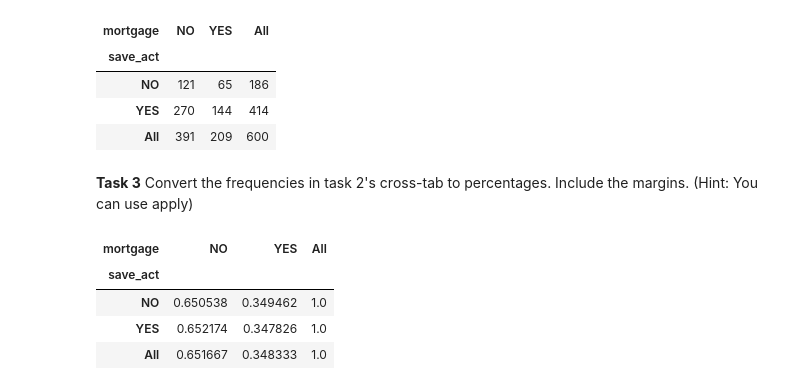
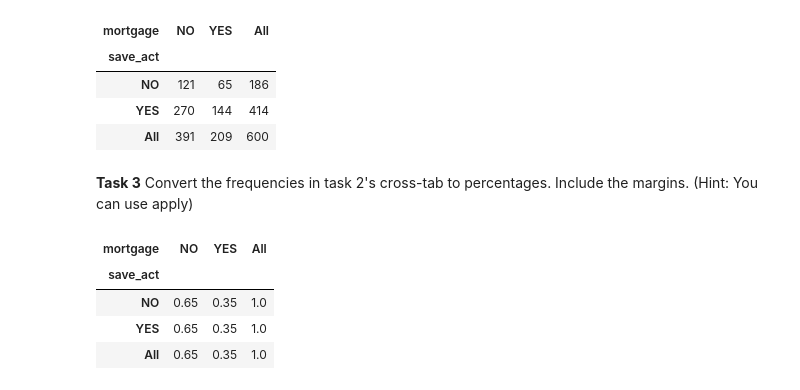
Before and after one commit to lucasloepke/cs1656-rec03, a Jupyter notebook: python3.ipynb, the cells around one changed output. Saved outputs shown, nothing was run; the diff lists cells and outputs as text; code cells hidden in the pictures.

Commit message:
round 2

```diff
--- a/python3.ipynb
+++ b/python3.ipynb
@@ -309,13 +309,13 @@ df_crosstab
 Convert the frequencies in task 2's cross-tab to percentages. Include the margins. (Hint: You can use apply)
 # %%
 def get_percent(group):
-    x= (group / group['All'])
+    x= (group / group['All']).round(2)
     return x
 
 df_crosstab.apply(get_percent, axis=1)
 # %% [output]
 | mortgage | NO | YES | All |
 | save_act |  |  |  |
-| NO | 0.650538 | 0.349462 | 1.0 |
-| YES | 0.652174 | 0.347826 | 1.0 |
-| All | 0.651667 | 0.348333 | 1.0 |
+| NO | 0.65 | 0.35 | 1.0 |
+| YES | 0.65 | 0.35 | 1.0 |
+| All | 0.65 | 0.35 | 1.0 |
```
Also changed, not shown: 1 other file.
